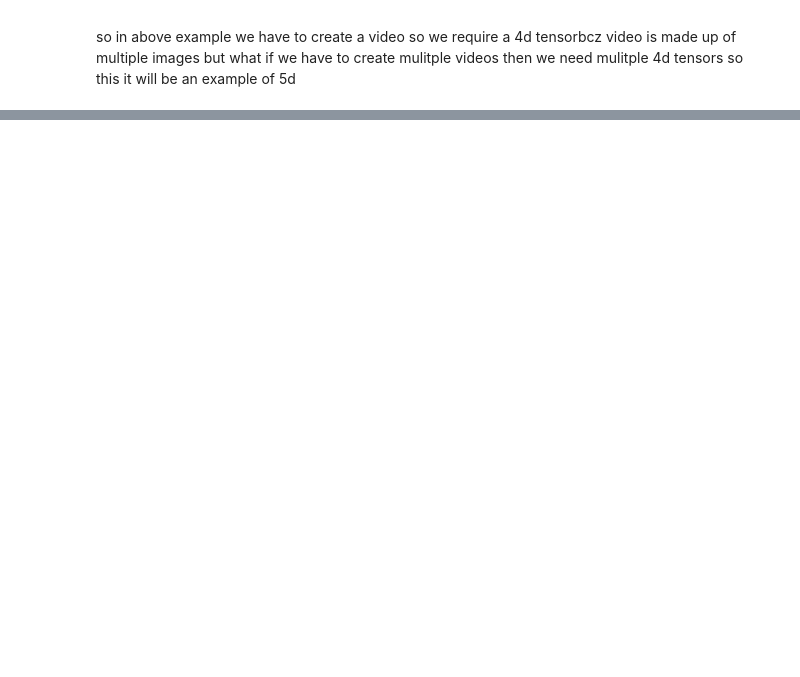
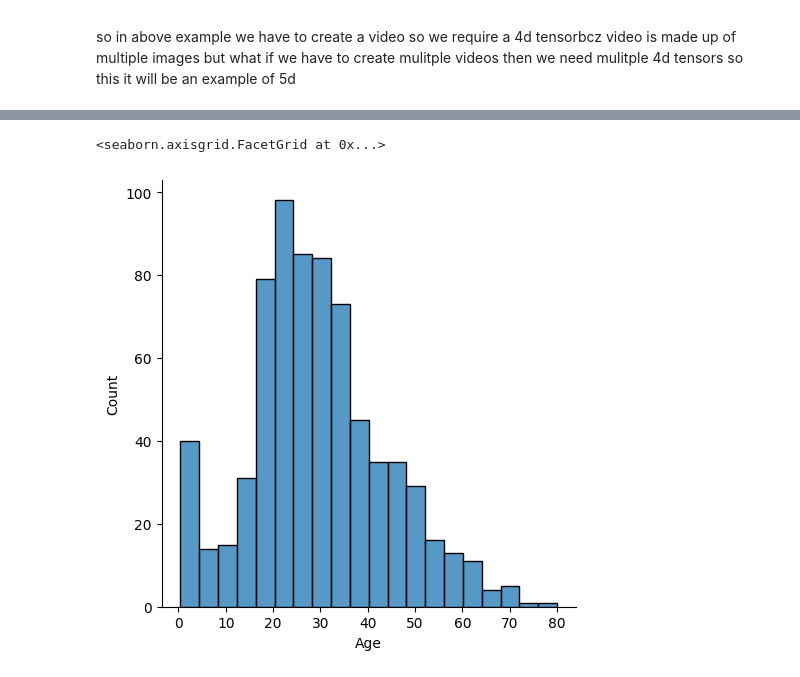
Before and after one commit to Abhinav-Ranga/Machine-learning, a Jupyter notebook: MLnotes11.ipynb, the cells around one changed output, grey strips where cells are left out. Saved outputs shown, nothing was run; the diff lists cells and outputs as text; code cells hidden in the pictures; blank space fills up the shorter version.

```diff
--- a/MLnotes11.ipynb
+++ b/MLnotes11.ipynb
@@ -141,0 +454,5 @@ we have to create a video so we require a 4d tensorbcz video is made up of multi
+# %%
+sns.displot(df['Age'])
+# %% [output]
+<seaborn.axisgrid.FacetGrid at 0x...>
+[figure, added]
```
Also changed, not shown: parts of 41 cells of this notebook.
